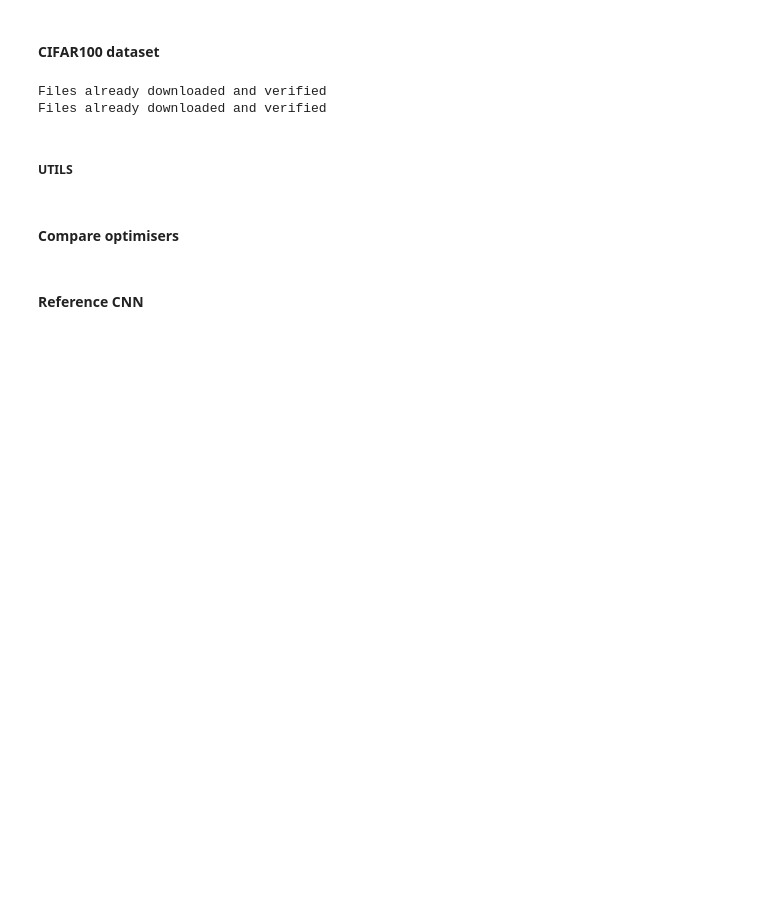
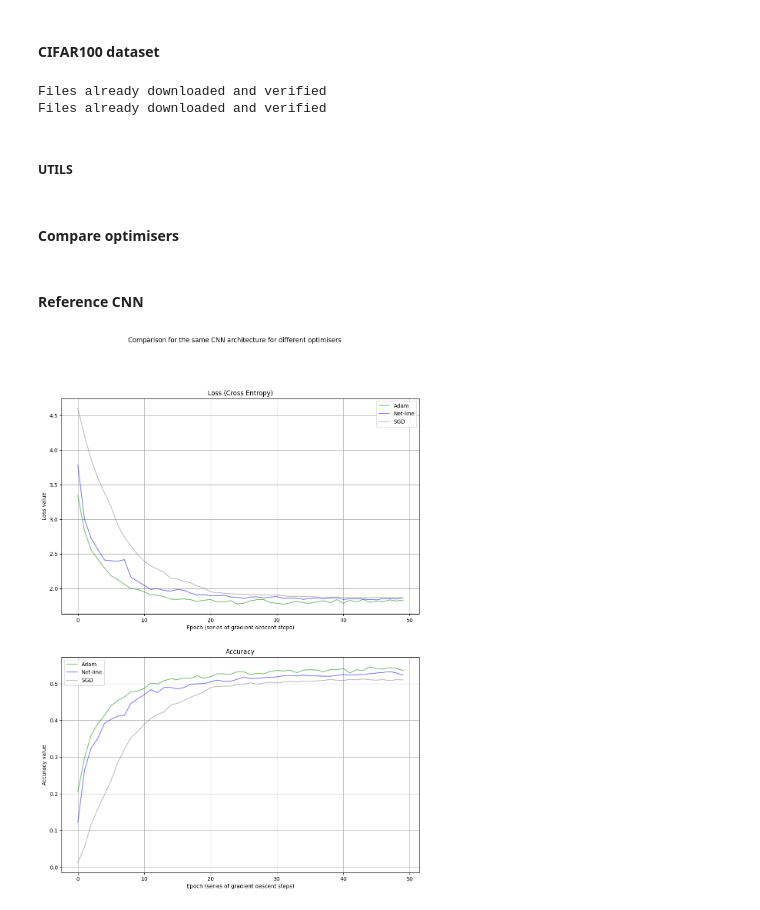
Before and after one commit to vkmbox/Ml-readinggroup, a Jupyter notebook: Roberts_Yaida/chapterInf/convcrity_cifar100_epochsd_v3.ipynb, the cells around one changed output. Drawn from its saved outputs; the diff is of its cells as text; code cells hidden in the pictures; blank space fills up the shorter version.

```diff
--- a/Roberts_Yaida/chapterInf/convcrity_cifar100_epochsd_v3.ipynb
+++ b/Roberts_Yaida/chapterInf/convcrity_cifar100_epochsd_v3.ipynb
@@ -77,7 +77,7 @@ DEVICE = torch.device('cuda:0' if torch.cuda.is_available() else 'cpu')
 # %% [markdown]
 #### Compare optimisers
 # %%
-def print_comparison(HISTORY_NORM2, HISTORY_OPTFIX):
+def print_comparison(HISTORY_NORM2, HISTORY_OPTFIX, HISTORY_ADAM):
     #start_epoch, finish_epoch = 10, 20
     display.clear_output()
     fig, axes = plt.subplots(2, 1, figsize=(12, 16))
@@ -88,12 +88,12 @@ def print_comparison(HISTORY_NORM2, HISTORY_OPTFIX):
     #axes[0].plot(HISTORY_ZHS['train_loss'][2:40], color='r', ls='dotted', alpha=.5, label='Train Zhang-simple')
     #axes[0].plot(HISTORY_ZHL['train_loss'][2:40], color='orange', ls='dotted', alpha=.5, label='Train Zhang-lambda')
     #axes[0].plot(HISTORY_OPTADA['train_loss'][2:40], color='brown', ls='dotted', alpha=.5, label='Train direct Zhang-lambda')
-    #axes[0].plot(HISTORY_NORM1['test_loss'], color='g', alpha=.5, label='Test norm1')
-    axes[0].plot(HISTORY_NORM2['test_loss'], color='b', alpha=.5, label='Test norm2')
+    axes[0].plot(HISTORY_ADAM['test_loss'], color='g', alpha=.5, label='Adam')
+    axes[0].plot(HISTORY_NORM2['test_loss'], color='b', alpha=.5, label='Net-line')
     #axes[0].plot(HISTORY_ZHS['test_loss'], color='r', alpha=.5, label='Test Zhang-simple')
     #axes[0].plot(HISTORY_ZHL['test_loss'], color='orange', alpha=.5, label='Test Zhang-lambda')
     #axes[0].plot(HISTORY_OPTADA['test_loss'], color='purple', alpha=.5, label='Test Zhang-simple optimiser')
-    axes[0].plot(HISTORY_OPTFIX['test_loss'], color='grey', alpha=.5, label='Test Nesterov-fix optimiser')
+    axes[0].plot(HISTORY_OPTFIX['test_loss'], color='grey', alpha=.5, label='SGD')
     axes[0].grid()
     axes[0].legend()
     axes[0].set_xlabel("Epoch (series of gradient descent steps)")
@@ -106,12 +106,12 @@ def print_comparison(HISTORY_NORM2, HISTORY_OPTFIX):
     #axes[1].plot(HISTORY_ZHS['train_accuracy'][2:40], color='r', alpha=.5, ls='dotted', label='Train Zhang-simple')
     #axes[1].plot(HISTORY_ZHL['train_accuracy'][2:40], color='orange', alpha=.5, ls='dotted', label='Train Zhang-lambda')
     #axes[1].plot(HISTORY_OPTADA['train_accuracy'][2:40], color='brown', alpha=.5, ls='dotted', label='Train direct Zhang-lambda')
-    #axes[1].plot(HISTORY_NORM1['test_accuracy'], color='g', alpha=.5, label='Test norm1')
-    axes[1].plot(HISTORY_NORM2['test_accuracy'], color='b', alpha=.5, label='Test norm2')
+    axes[1].plot(HISTORY_ADAM['test_accuracy'], color='g', alpha=.5, label='Adam')
+    axes[1].plot(HISTORY_NORM2['test_accuracy'], color='b', alpha=.5, label='Net-line')
     #axes[1].plot(HISTORY_ZHS['test_accuracy'], color='r', alpha=.5, label='Test Zhang-simple')
     #axes[1].plot(HISTORY_ZHL['test_accuracy'], color='orange', alpha=.5, label='Test Zhang-lambda')
     #axes[1].plot(HISTORY_OPTADA['test_accuracy'], color='purple', alpha=.5, label='Test Zhang-simple optimiser')
-    axes[1].plot(HISTORY_OPTFIX['test_accuracy'], color='grey', alpha=.5, label='Test Nesterov-fix optimiser')
+    axes[1].plot(HISTORY_OPTFIX['test_accuracy'], color='grey', alpha=.5, label='SGD')
     axes[1].grid()
     axes[1].legend()
     axes[1].set_xlabel("Epoch (series of gradient descent steps)")
@@ -119,7 +119,7 @@ def print_comparison(HISTORY_NORM2, HISTORY_OPTFIX):
 
     #fig.tight_layout()
     #fig.subplots_adjust(top=0.95)
-    dummy=fig.suptitle("Comparison for the same FFN-structure for different optimisers")
+    dummy=fig.suptitle("Comparison for the same CNN architecture for different optimisers")
 
     plt.show()
 # %% [markdown]
@@ -152,8 +152,10 @@ def make_model():
 #HISTORY_NORM1 = collections.defaultdict(list)
 HISTORY_NORM2 = collections.defaultdict(list)
 HISTORY_OPTFIX = collections.defaultdict(list)
+HISTORY_ADAM = collections.defaultdict(list)
 # %%
-def test_loop(testNet, test_loss_meter, test_accuracy_meter):
+def test_loop(testNet):
+    test_loss_meter, test_accuracy_meter = AverageMeter(), AverageMeter(),
     for test_batch in test_dataloader:
         images, labels = test_batch
         images = images.to(DEVICE)
@@ -167,6 +169,9 @@ def test_loop(testNet, test_loss_meter, test_accuracy_meter):
             test_loss_meter.update(loss)
             test_accuracy_meter.update(calculate_accuracy(prediction, labels))
 
+    return test_loss_meter.avg, test_accuracy_meter.avg
+
+
 NUM_EPOCH = 50
 meta = MetaData(output_dim = OUTPUT_DIM, batch_size = BATCH_SIZE)
 
@@ -175,16 +180,19 @@ eta_fixed = 0.01
 testOptfix = make_model().to(DEVICE)
 loss_fnFix = nn.CrossEntropyLoss()
 optimizerFix = optim.SGD(testOptfix.parameters(), lr=eta_fixed, momentum=0.9, nesterov=True)
-params = {k: v.detach().cpu().numpy().copy() for k, v in testOptfix.named_parameters()}
 
 testNorm2S = copy.deepcopy(testOptfix)
 stepProcessor = NetLineStepProcessor(testNorm2S, nn.CrossEntropyLoss(), meta, DEVICE)
 
+testAdam = copy.deepcopy(testOptfix)
+loss_adam = nn.CrossEntropyLoss()
+optimizerAdam = optim.Adam(testAdam.parameters())
+
 do_dropout, epoch_switch=False, 100
 for epoch in range(NUM_EPOCH):
     iter=0
-    train_eta2_meter, train_armiho2_meter, train_wolf2_meter, train_eta2raw_meter = \
-        AverageMeter(), AverageMeter(), AverageMeter(), AverageMeter()
+    train_eta2raw_plus_meter, train_eta2raw_minus_meter, train_eta2_meter, train_armiho2_meter, train_wolf2_meter\
+          = AverageMeter(), AverageMeter(), AverageMeter(), AverageMeter(), AverageMeter()
 
     loss_data = HISTORY_NORM2['test_loss']
     if len(loss_data) > 1 and ((loss_data[-2]-loss_data[-1])/loss_data[-1]) < 0.000001:
@@ -193,12 +201,13 @@ for epoch in range(NUM_EPOCH):
 
     lr = eta_fixed if epoch < 20 else eta_fixed * 0.1 if epoch < 40 else eta_fixed * 0.01
 
-    stepProcessor.c1 = 0.125
-    stepProcessor.eta_max = 100* lr if not do_dropout else lr
-    stepProcessor.eta_min = 0.1* lr #if not do_dropout else lr
-    stepProcessor.eta0 = 0.000_001
-    stepProcessor.iter_max = 1
-    stepProcessor.momentum_gradient_smoothing_coefficient = 10.0
+    stepProcessor.c1 = 0.0125
+    stepProcessor.eta_max = 100* lr #if not do_dropout else lr
+    stepProcessor.eta_min = 0.01* lr #if not do_dropout else lr
+    stepProcessor.reducing_coeff = 1.0 if not do_dropout else 0.5 if epoch < 10 else 0.25 if epoch < 20 else 0.125
+    stepProcessor.eta0 = 0.000_000_25
+    stepProcessor.iter_max = 2
+    stepProcessor.momentum_gradient_smoothing_coefficient = 10.0 #10.0
 
     stepProcessor.training_mode=do_dropout
     testNorm2S.train(False)
@@ -207,48 +216,66 @@ for epoch in range(NUM_EPOCH):
 
     optimizerFix.param_groups[0]['lr'] = lr
     testOptfix.train()
+
+    testAdam.train(True)
 
     for train_batch in train_dataloader:
         images, labels = train_batch
         images = images.to(DEVICE)
         labels = labels.to(DEVICE)
         pp = labels_to_softhot(labels, meta.output_dim)
         iter+=1
 
         logging.info("##\n --==Epoch={}, iter={}==--".format(epoch, iter))
         logging.info("####Step with net-line norm2")
         step_result = stepProcessor.step(labels, images, momentum=0.9, nesterov=True, step_params=step_params)
         train_eta2_meter.update(step_result.eta)
-        train_eta2raw_meter.update(step_result.eta_raw)
         train_armiho2_meter.update(step_result.ck_armiho)
         train_wolf2_meter.update(step_result.ck_wolf)
+        if step_result.eta_raw > 0.0:
+            train_eta2raw_plus_meter.update(step_result.eta_raw)
+        else:
+            train_eta2raw_minus_meter.update(step_result.eta_raw)
 
-        logging.info("##Step with Optim-fix, eta={}".format(optimizerFix.param_groups[0]['lr']))
+        logging.info("####Step with SGD-fix, eta={}".format(optimizerFix.param_groups[0]['lr']))
         logitsOptfix = testOptfix.forward(images)
         lossOptfix = loss_fnFix(logitsOptfix, labels)
         optimizerFix.zero_grad()
         lossOptfix.backward()
         optimizerFix.step()
 
+        logging.info("####Step with Adam-fix, eta={}".format(optimizerAdam.param_groups[0]['lr']))
+        logitsAdam = testAdam.forward(images)
+        lossAdam = loss_adam(logitsAdam, labels)
+        optimizerAdam.zero_grad()
+        lossAdam.backward()
+        optimizerAdam.step()
+
     HISTORY_NORM2['train_eta'].append(train_eta2_meter.avg)
-    HISTORY_NORM2['train_eta_raw'].append(train_eta2raw_meter.avg)
+    HISTORY_NORM2['train_eta_raw_plus'].append(train_eta2raw_plus_meter.avg)
+    HISTORY_NORM2['train_eta_raw_minus'].append(train_eta2raw_minus_meter.avg)
     HISTORY_NORM2['train_armiho'].append(train_armiho2_meter.avg)
     HISTORY_NORM2['train_wolf'].append(train_wolf2_meter.avg)
 
     testNorm2S.eval()
     testOptfix.eval()
+    testAdam.eval()
     # testing loop
-    test_loss2S_meter, test_accuracy2S_meter = AverageMeter(), AverageMeter(),
-    test_loop(testNorm2S, test_loss2S_meter, test_accuracy2S_meter)
-    HISTORY_NORM2['test_loss'].append(test_loss2S_meter.avg)
-    HISTORY_NORM2['test_accuracy'].append(test_accuracy2S_meter.avg)
+    netl, neta = test_loop(testNorm2S)
+    HISTORY_NORM2['test_loss'].append(netl)
+    HISTORY_NORM2['test_accuracy'].append(neta)
 
-    test_lossOptfix_meter, test_accuracyOptfix_meter = AverageMeter(), AverageMeter(),
-    test_loop(testOptfix, test_lossOptfix_meter, test_accuracyOptfix_meter)
-    HISTORY_OPTFIX['test_loss'].append(test_lossOptfix_meter.avg)
-    HISTORY_OPTFIX['test_accuracy'].append(test_accuracyOptfix_meter.avg)
+    sgdl, sgda = test_loop(testOptfix)
+    HISTORY_OPTFIX['test_loss'].append(sgdl)
+    HISTORY_OPTFIX['test_accuracy'].append(sgda)
 
-    print_comparison(HISTORY_NORM2, HISTORY_OPTFIX)
-    print("accuracy \nnorm2={}, \naccuracy Nesterov-fix={}, switch={}"\
-          .format(HISTORY_NORM2['test_accuracy'], HISTORY_OPTFIX['test_accuracy'], epoch_switch))
+    adaml, adama = test_loop(testAdam)
+    HISTORY_ADAM['test_loss'].append(adaml)
+    HISTORY_ADAM['test_accuracy'].append(adama)
+
+    print_comparison(HISTORY_NORM2, HISTORY_OPTFIX, HISTORY_ADAM)
+    print("accuracy norm2={}, \naccuracy sgd-fix={}, \naccuracy adam-fix={}, \nswitch={}, reducing_coeff={}"\
+          .format(HISTORY_NORM2['test_accuracy'], HISTORY_OPTFIX['test_accuracy'], HISTORY_ADAM['test_accuracy']\
+                  , epoch_switch, stepProcessor.reducing_coeff))
 # %% [output]
+[figure, added]
```
Also changed, not shown: parts of 5 cells of this notebook, 3 other files.
